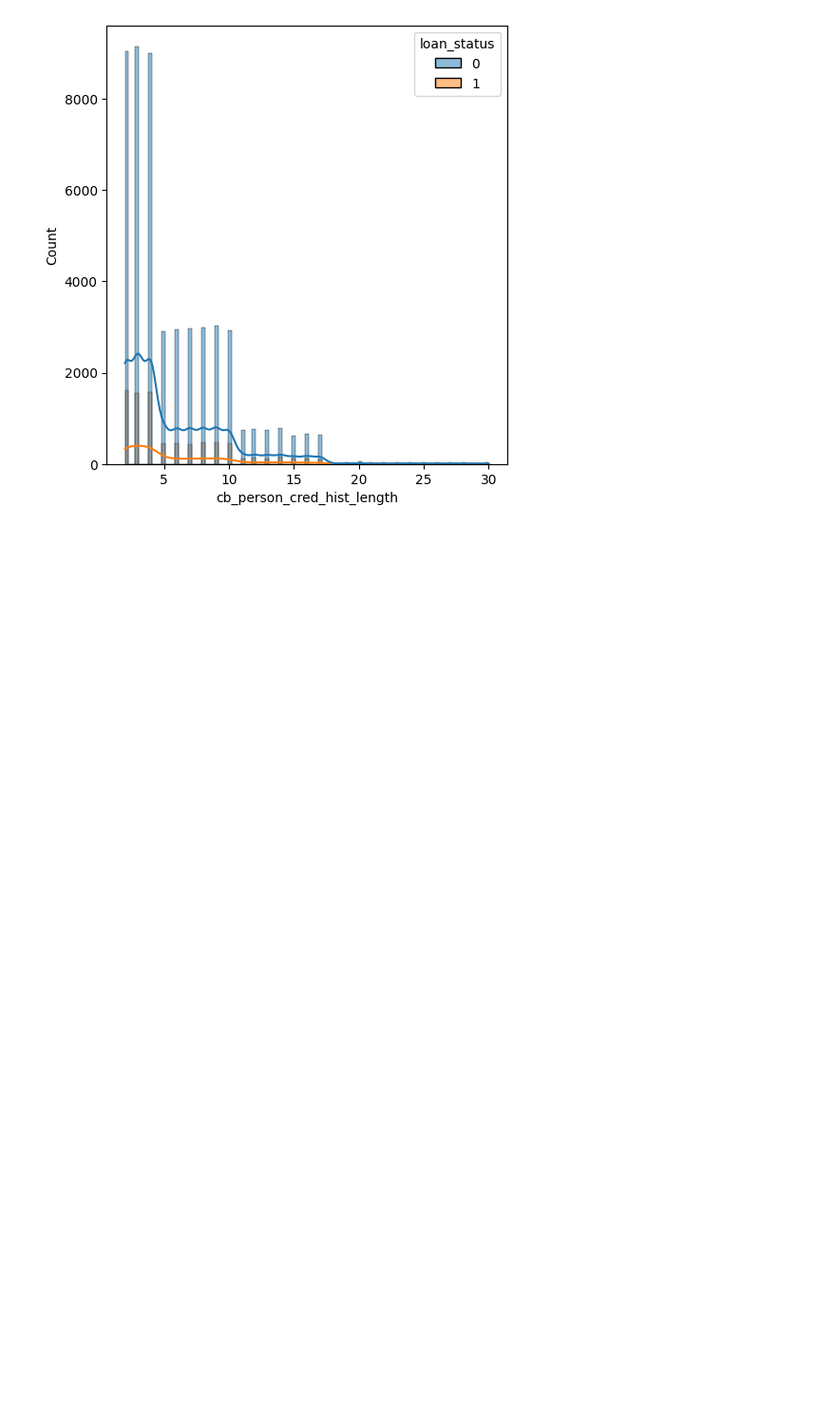
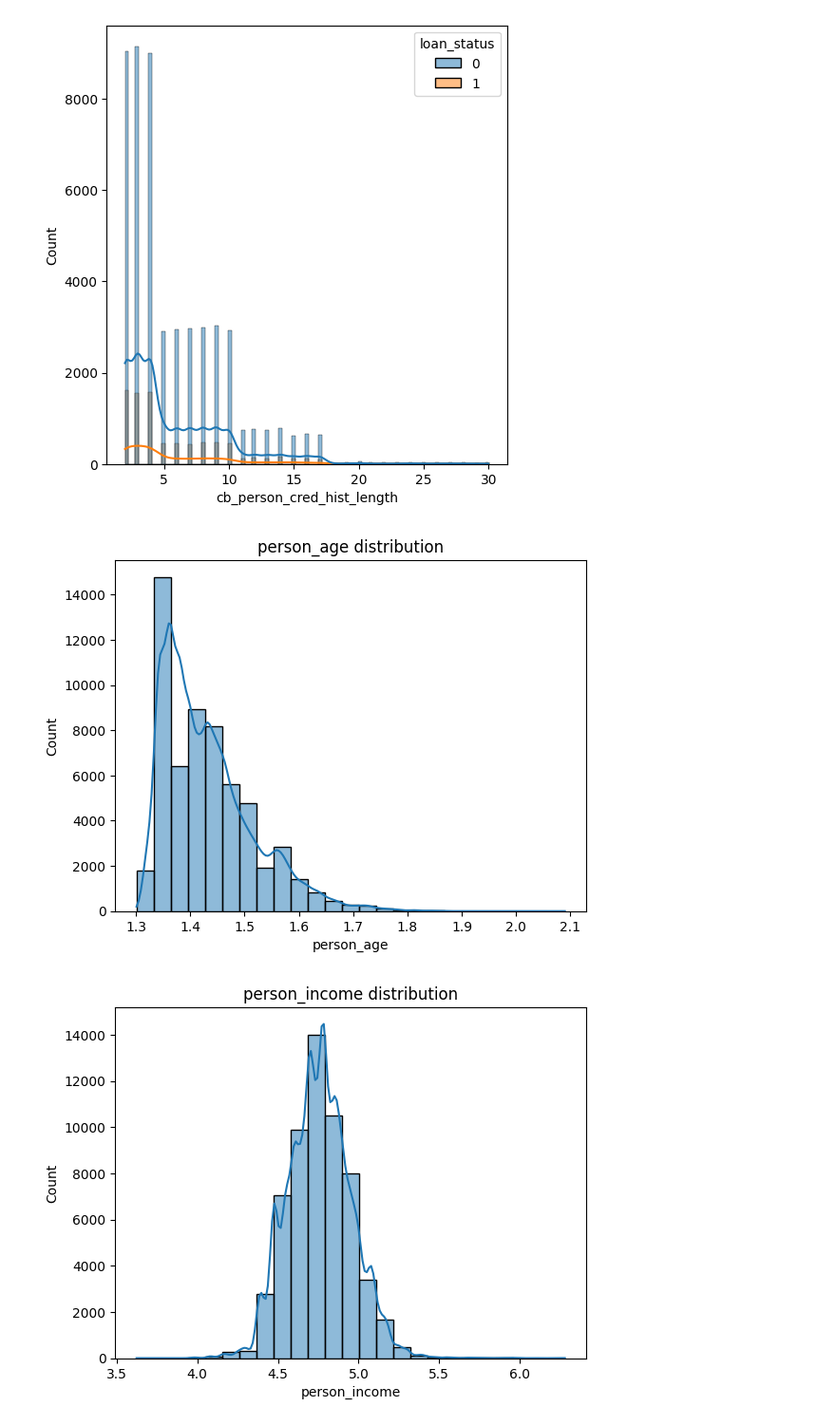
Before and after one commit to Alfej/LearnIndustrialSetupOfMLProj, a Jupyter notebook: Notebook/dataExplorationAndEDA.ipynb, the cells around one changed output. Shown at 95% size. Cells and saved outputs as stored; diff of their text form; code cells hidden in the pictures; blank space fills up the shorter version.

```diff
--- a/Notebook/dataExplorationAndEDA.ipynb
+++ b/Notebook/dataExplorationAndEDA.ipynb
@@ -233,3 +233,12 @@ for col in df.columns:
 [figure]
 [figure]
 [figure]
+# %%
+for col in ('person_age','person_income','person_emp_length','cb_person_cred_hist_length'):
+    x = np.log10(df[col])
+    sns.histplot(x,kde=True,bins=25)
+    plt.title(f'{col} distribution')
+    plt.show()
+# %% [output]
+[figure, added]
+[figure, added]
```
Also changed, not shown: parts of 1 cell of this notebook, 7 other files.
